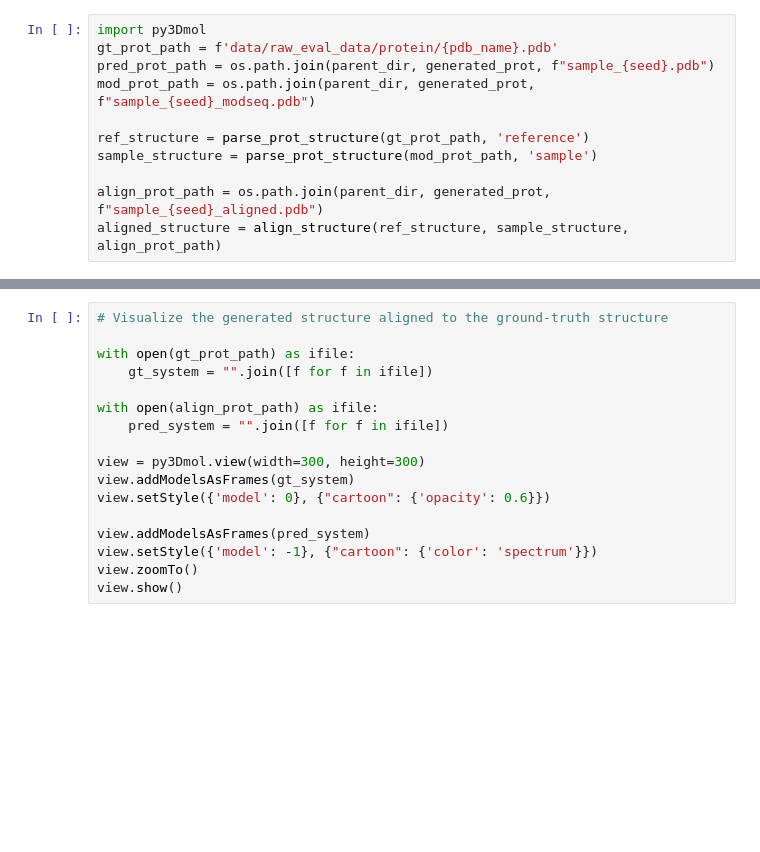
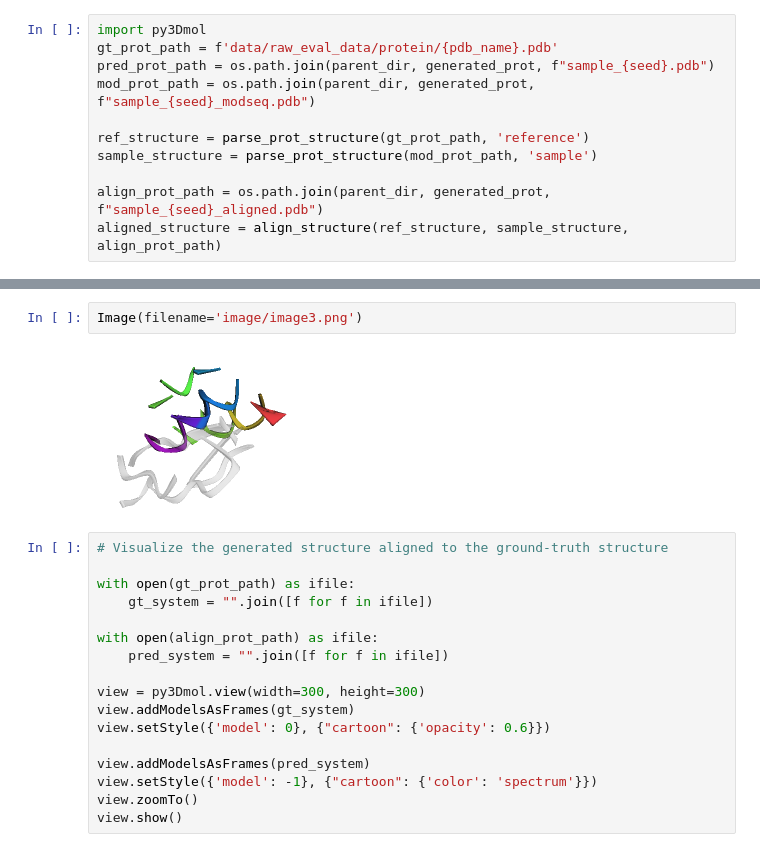
Before and after one commit to WillHua127/EnzymeFlow, a Jupyter notebook: enzymeflow_demo.ipynb, the cells around one changed output, grey strips where cells are left out. Drawn from its saved outputs; the diff is of its cells as text; blank space fills up the shorter version.

```diff
--- a/enzymeflow_demo.ipynb
+++ b/enzymeflow_demo.ipynb
@@ -318,6 +305,10 @@ view.zoomTo()
 view.show()
 # %% [output]
 [interactive output not drawn]
+# %%
+Image(filename='image/image3.png')
+# %% [output]
+[figure, added]
 # %%
 # Visualize the generated structure aligned to the ground-truth structure
 
```
Also changed, not shown: parts of 6 cells of this notebook, 8 other files.
